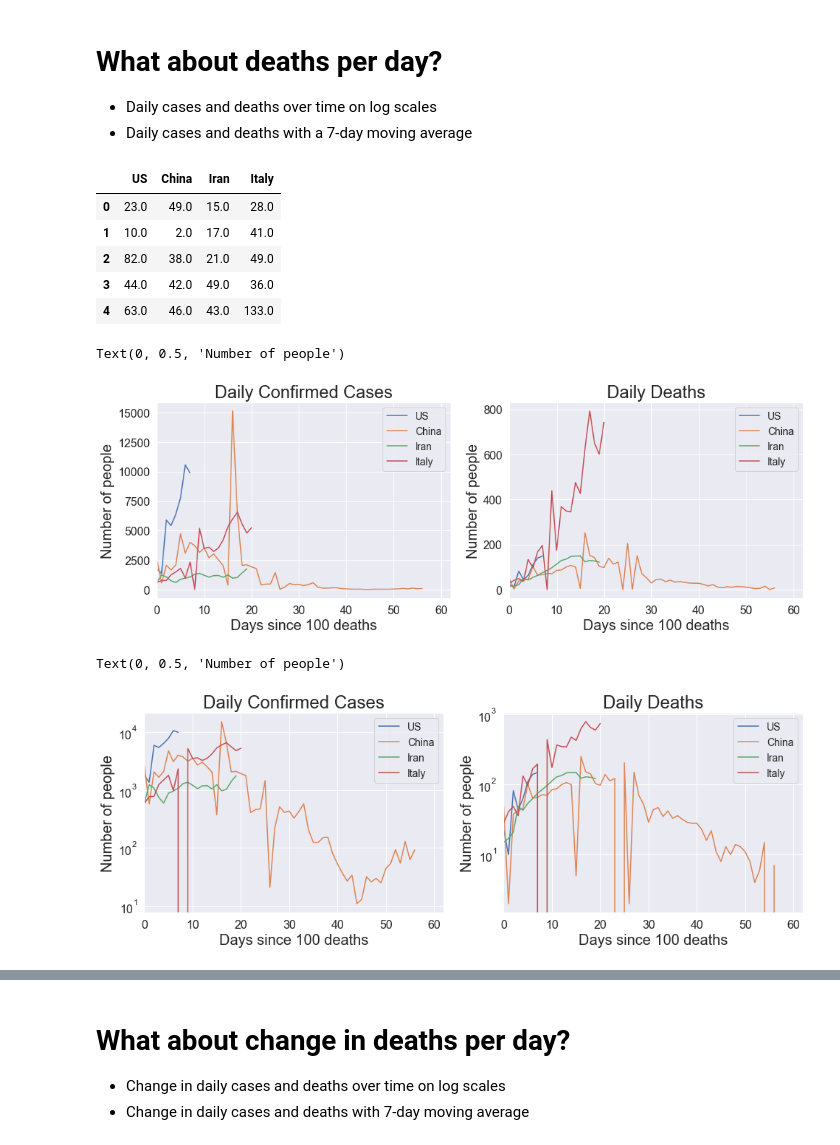
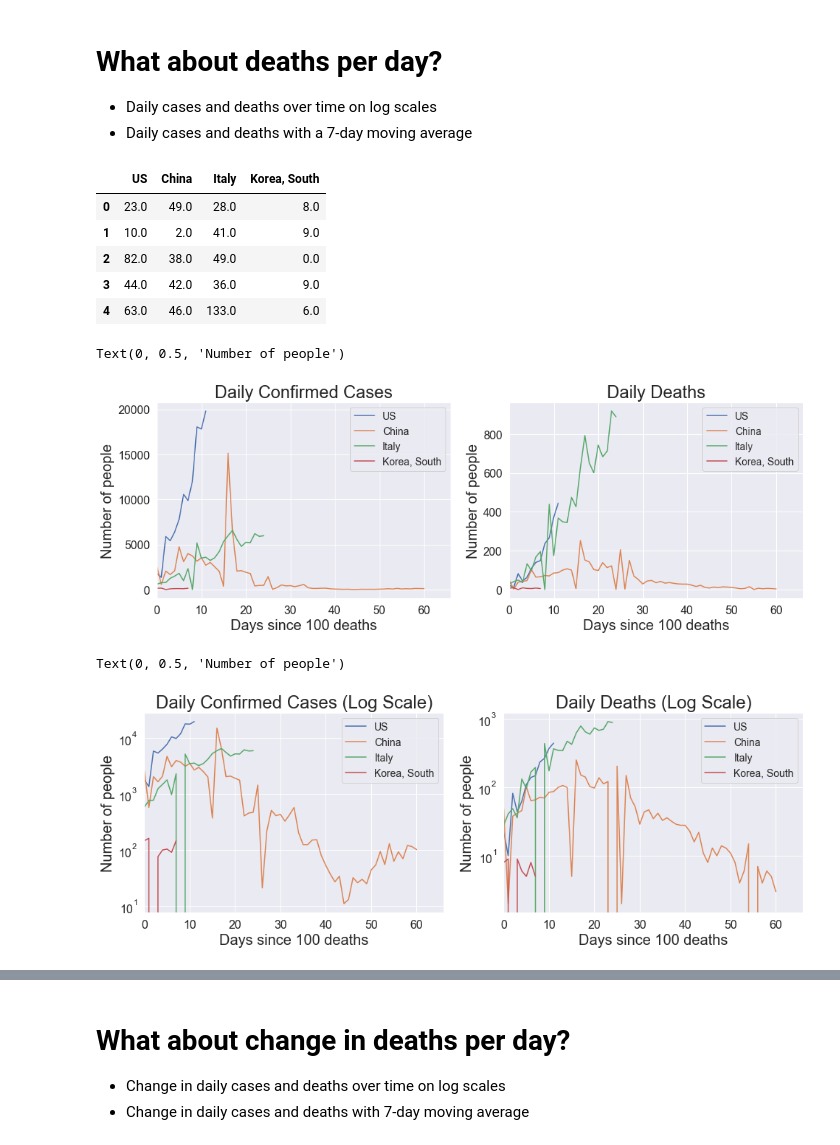
Before and after one commit to AMWen/COVID-19, a Jupyter notebook: COVID-19 with deaths as x.ipynb, the cells around one changed output, grey strips where cells are left out. Drawn from its saved outputs; the diff is of its cells as text; code cells hidden in the pictures.

```diff
--- a/COVID-19 with deaths as x.ipynb
+++ b/COVID-19 with deaths as x.ipynb
@@ -36,6 +36,6 @@ cases.head()
 # %%
 # List of countries of interest
-countries = ['US', 'China', 'Iran', 'Italy']
+countries = ['US', 'China', 'Italy', 'Korea, South']
 
 # Select only countries of interest
 cases = cases[cases['Country/Region'].isin(countries)]
@@ -233,12 +252,12 @@ daily_cases_shifted = daily_cases_shifted.drop('index', axis=1)
 daily_deaths_shifted = daily_deaths_shifted.drop('index', axis=1)
 daily_deaths_shifted.head()
 # %% [output]
-|  | US | China | Iran | Italy |
-| 0 | 23.0 | 49.0 | 15.0 | 28.0 |
-| 1 | 10.0 | 2.0 | 17.0 | 41.0 |
-| 2 | 82.0 | 38.0 | 21.0 | 49.0 |
-| 3 | 44.0 | 42.0 | 49.0 | 36.0 |
-| 4 | 63.0 | 46.0 | 43.0 | 133.0 |
+|  | US | China | Italy | Korea, South |
+| 0 | 23.0 | 49.0 | 28.0 | 8.0 |
+| 1 | 10.0 | 2.0 | 41.0 | 9.0 |
+| 2 | 82.0 | 38.0 | 49.0 | 0.0 |
+| 3 | 44.0 | 42.0 | 36.0 | 9.0 |
+| 4 | 63.0 | 46.0 | 133.0 | 6.0 |
 # %%
 # Figure settings
 legible_graph(16, 5)
@@ -257,26 +276,26 @@ plt.xlabel('Days since 100 deaths')
 plt.ylabel('Number of people')
 # %% [output]
 Text(0, 0.5, 'Number of people')
-[figure, old version]
+[figure, new version]
 # %%
 # Figure settings
 legible_graph(16, 5)
 
 # Plot daily cases and deaths over time on log scale
 plt.subplot(1, 2, 1)
 daily_cases_shifted.plot(logy=True, ax=plt.gca())
-plt.title('Daily Confirmed Cases')
+plt.title('Daily Confirmed Cases (Log Scale)')
 plt.xlabel('Days since 100 deaths')
 plt.ylabel('Number of people')
 
 plt.subplot(1, 2, 2)
 daily_deaths_shifted.plot(logy=True, ax=plt.gca())
-plt.title('Daily Deaths')
+plt.title('Daily Deaths (Log Scale)')
 plt.xlabel('Days since 100 deaths')
 plt.ylabel('Number of people')
 # %% [output]
 Text(0, 0.5, 'Number of people')
-[figure, old version]
+[figure, new version]
 # %%
 # Smooth out data with moving average
 n_days = 7
```
Also changed, not shown: parts of 12 cells of this notebook, 8 other files.
